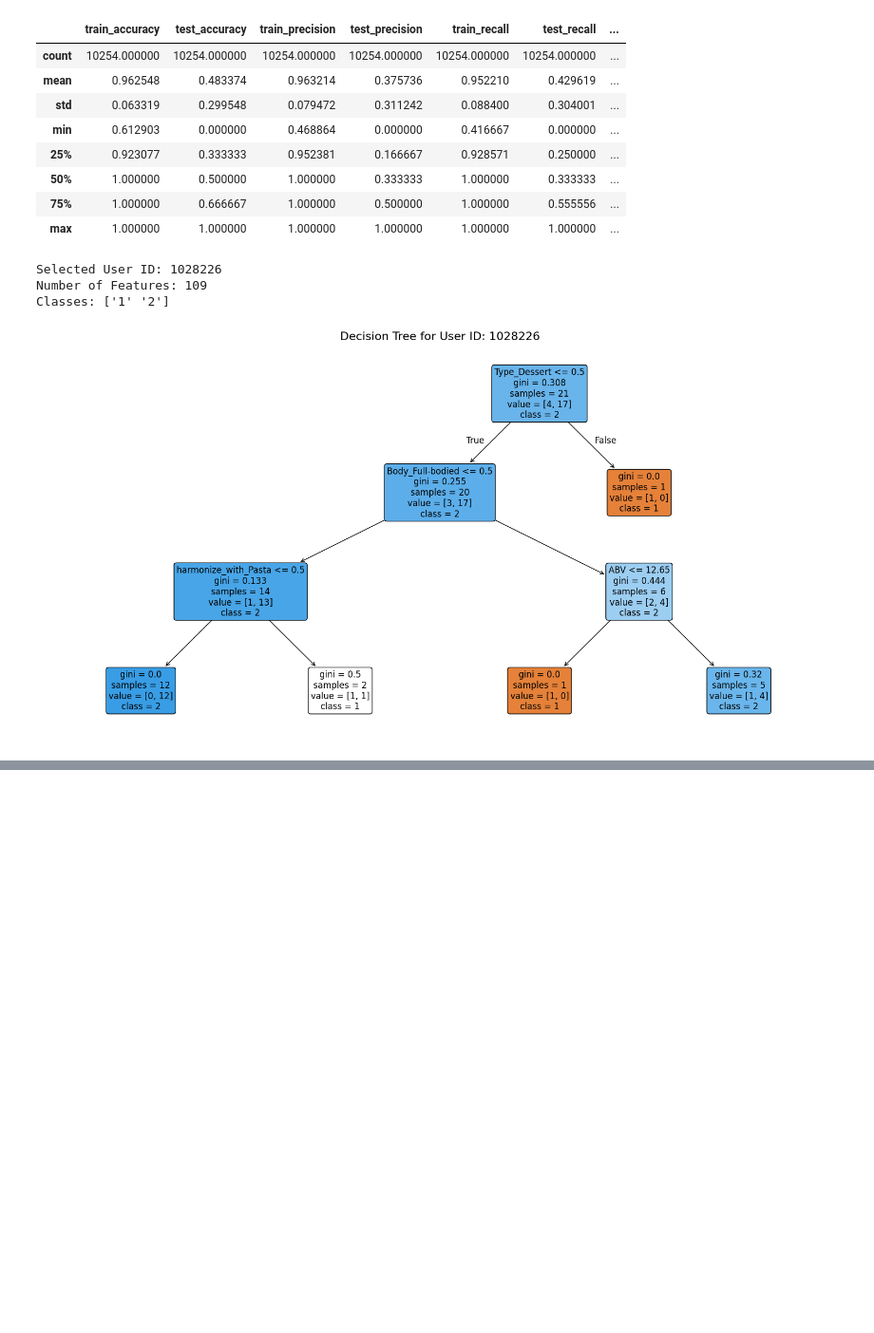
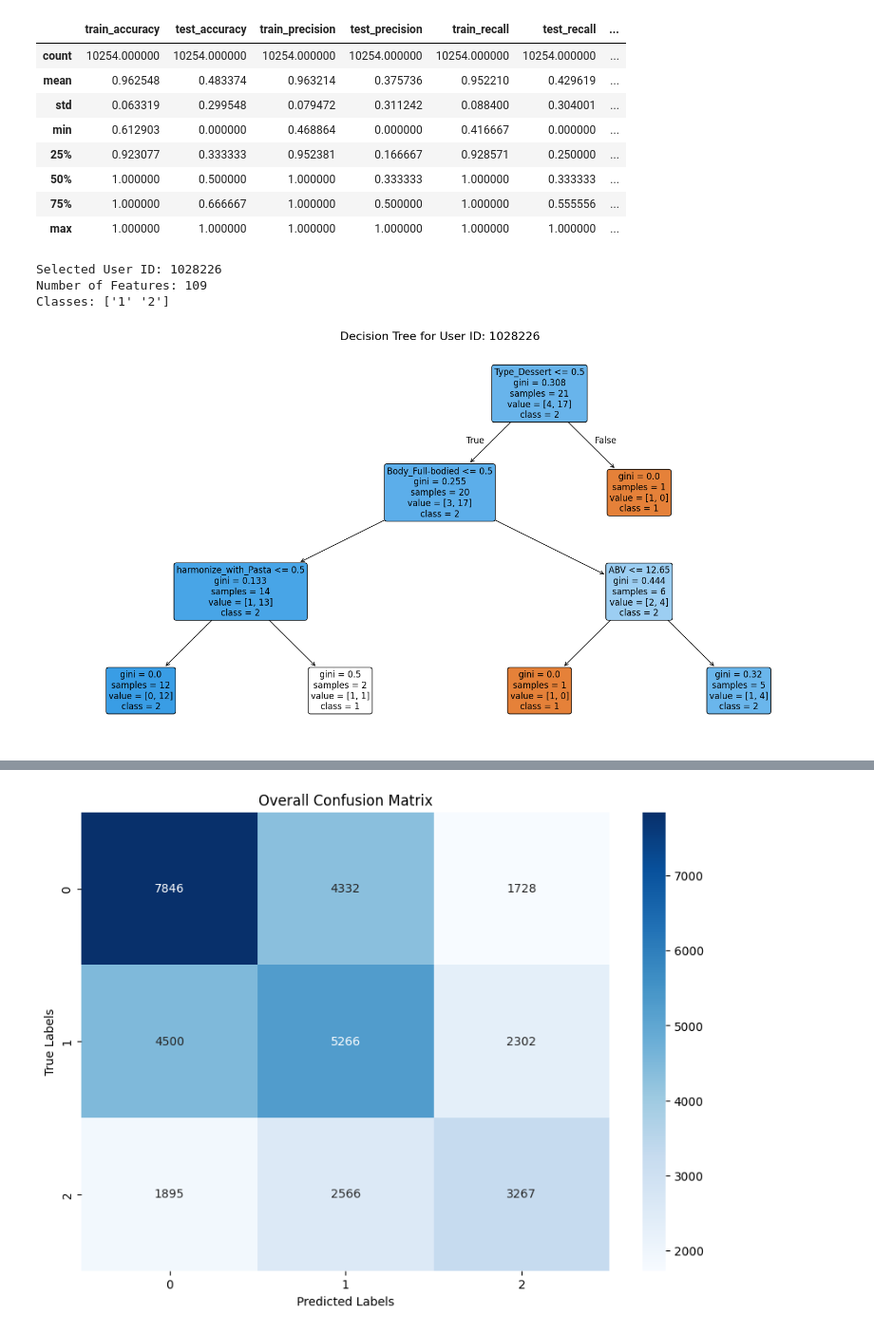
Before and after one commit to NikiLalev/rs_project_group12, a Jupyter notebook: experiments/final_individual_recsys_joao.ipynb, the cells around one changed output, grey strips where cells are left out. Shown at 95% size. Cells and saved outputs as stored; diff of their text form; code cells hidden in the pictures; blank space fills up the shorter version.

Commit message:
Evaluation Pipeline flexible for changing Metrics (without re training models)

```diff
--- a/experiments/final_individual_recsys_joao.ipynb
+++ b/experiments/final_individual_recsys_joao.ipynb
@@ -583,0 +629,18 @@ ValueError: The least populated class in y has only 1 member, which is too few.
+# %%
+import pickle
+
+# Load the user_models dictionary from the pickle file
+with open('user_models.pkl', 'rb') as file:
+    loaded_user_models = pickle.load(file)
+
+print("User models loaded successfully.")
+
+# Example: Accessing a specific user's model and data
+sample_user = next(iter(loaded_user_models))  # Get the first user
+model = loaded_user_models[sample_user]['model']
+y_test = loaded_user_models[sample_user]['y_test']
+y_test_pred = loaded_user_models[sample_user]['y_test_pred']
+
+print(f"Sample User: {sample_user}")
+print(f"y_test: {y_test}")
+print(f"y_test_pred: {y_test_pred}")
@@ -583,0 +734,58 @@ ValueError: The least populated class in y has only 1 member, which is too few.
+# %%
+# IMPORTS
+import pickle
+from sklearn import metrics
+import seaborn as sns
+import matplotlib.pyplot as plt
+
+# Load the user_models dictionary from the pickle file
+with open('user_models.pkl', 'rb') as file:
+    loaded_user_models = pickle.load(file)
+
+# Initialize lists to collect all y_test and y_test_pred across all users
+overall_y_test = []
+overall_y_pred = []
+
+# Iterate over each user and collect the test labels and predictions
+for user, data in loaded_user_models.items():
+    y_test = data.get('y_test', [])
+    y_test_pred = data.get('y_test_pred', [])
+
+    # Ensure both y_test and y_test_pred are not empty
+    if y_test and y_test_pred:
+        overall_y_test.extend(y_test)
+        overall_y_pred.extend(y_test_pred)
+
+# Check if there is data to compute metrics
+if not overall_y_test or not overall_y_pred:
+    print("No test data available to compute overall metrics.")
+else:
+    # Compute Overall Metrics
+    accuracy = metrics.accuracy_score(overall_y_test, overall_y_pred)
+    precision = metrics.precision_score(overall_y_test, overall_y_pred, average='macro', zero_division=0)
+    recall = metrics.recall_score(overall_y_test, overall_y_pred, average='macro', zero_division=0)
+    f1 = metrics.f1_score(overall_y_test, overall_y_pred, average='macro', zero_division=0)
+    conf_matrix = metrics.confusion_matrix(overall_y_test, overall_y_pred)
+    class_report = metrics.classification_report(overall_y_test, overall_y_pred)
+
+    # Print Overall Metrics
+    print("\n=== Overall Metrics Across All Users ===")
+    print(f"Accuracy: {accuracy:.4f}")
+    print(f"Precision (Macro): {precision:.4f}")
+    print(f"Recall (Macro): {recall:.4f}")
+    print(f"F1-Score (Macro): {f1:.4f}")
+    print("\nConfusion Matrix:")
+    print(conf_matrix)
+    print("\nClassification Report:")
+    print(class_report)
+
+    # Optional: Plot the Confusion Matrix
+    plt.figure(figsize=(10, 7))
+    sns.heatmap(conf_matrix, annot=True, fmt='d', cmap='Blues',
+                xticklabels=loaded_user_models[next(iter(loaded_user_models))]['model'].classes_,
+                yticklabels=loaded_user_models[next(iter(loaded_user_models))]['model'].classes_)
+    plt.title('Overall Confusion Matrix')
+    plt.xlabel('Predicted Labels')
+    plt.ylabel('True Labels')
+    plt.show()
+# %% [output]
@@ -583,0 +809 @@ ValueError: The least populated class in y has only 1 member, which is too few.
+[figure, added]
```
Also changed, not shown: parts of 8 cells of this notebook, 1 other file.
